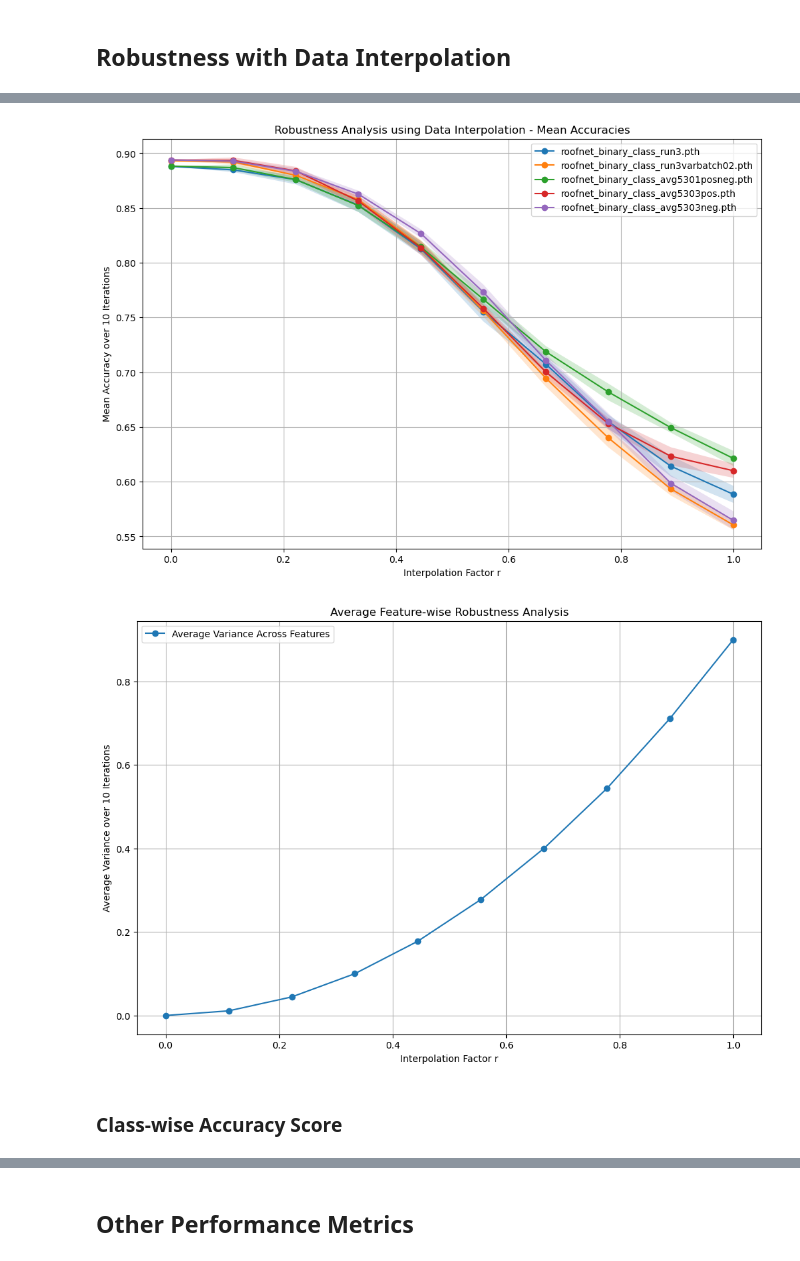
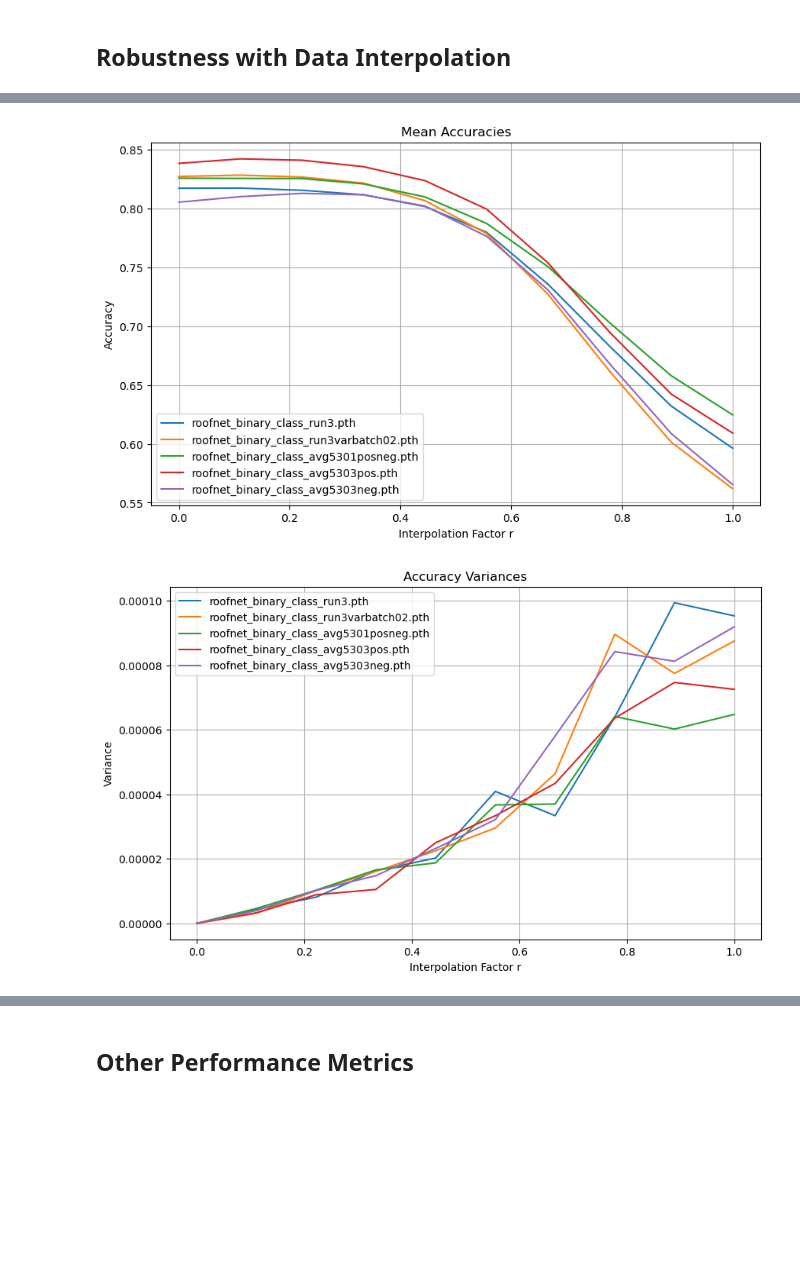
Before and after one commit to myanacondadonttt/RoofNetXAI, a Jupyter notebook: Notebooks/Analysis Robustness Main Past.ipynb, the cells around one changed output, grey strips where cells are left out. Saved outputs shown, nothing was run; the diff lists cells and outputs as text; code cells hidden in the pictures; blank space fills up the shorter version.

```diff
--- a/Notebooks/Analysis Robustness Main Past.ipynb
+++ b/Notebooks/Analysis Robustness Main Past.ipynb
@@ -426,0 +385,14 @@ Max: 1.0
+# %%
+import numpy as np
+
+import numpy as np
+
+
+data = test_hold  # Placeholder for your data
+
+# Calculate the mean and standard deviation for each feature
+means = np.mean(data, axis=0)
+std_devs = np.std(data, axis=0)
+
+# Z-score normalization
+normalized_data = (data - means) / std_devs
@@ -584,24 +537,0 @@ def interpolate_with_strict_noise(data, r):
-# %%
-
-def evaluate_model_on_interpolated_data(data, true_labels, model, device, r):
-    interpolated_data = interpolate_with_strict_noise(data, r)
-    interpolated_data = torch.tensor(interpolated_data, dtype=torch.float32).to(device)
-
-    with torch.no_grad():
-        predictions = model(interpolated_data)
-
-    predicted_labels = (predictions > 0.5).float().cpu().numpy()
-    return accuracy_score(true_labels, predicted_labels)
-# %%
-model_dir = '/Users/Lisa/Desktop/Master Thesis/RoofNetXAI/saved_models_2.0/'
-model_names = ['roofnet_binary_class_run3.pth', 'roofnet_binary_class_run3varbatch02.pth', 'roofnet_binary_class_avg5301posneg.pth', 'roofnet_binary_class_avg5303pos.pth', 'roofnet_binary_class_avg5303neg.pth']
-models = []
-
-for name in model_names:
-    model = Net()
-    model.load_state_dict(torch.load(model_dir + name))
-    model.eval()
-    model.to(device)
-    models.append(model)
-
-device = torch.device("cuda:0" if torch.cuda.is_available() else "cpu")
@@ -709,8 +602,6 @@ def robustness_analysis_using_interpolation(data, labels, models, device, r_valu
 # %%
 # Assuming test_hold and test_label are defined and contain the test data and labels
-robustness_scores = robustness_analysis_using_interpolation(test_hold, test_label, models, device)
+robustness_analysis_using_interpolation(normalized_data, test_label, models, model_names, device)
 # %% [output]
-[figure, old version]
+[figure, new version]
-[figure, old version]
+[figure, new version]
-# %% [markdown]
-### Class-wise Accuracy Score
```
Also changed, not shown: parts of 32 cells of this notebook, 1 other file.
